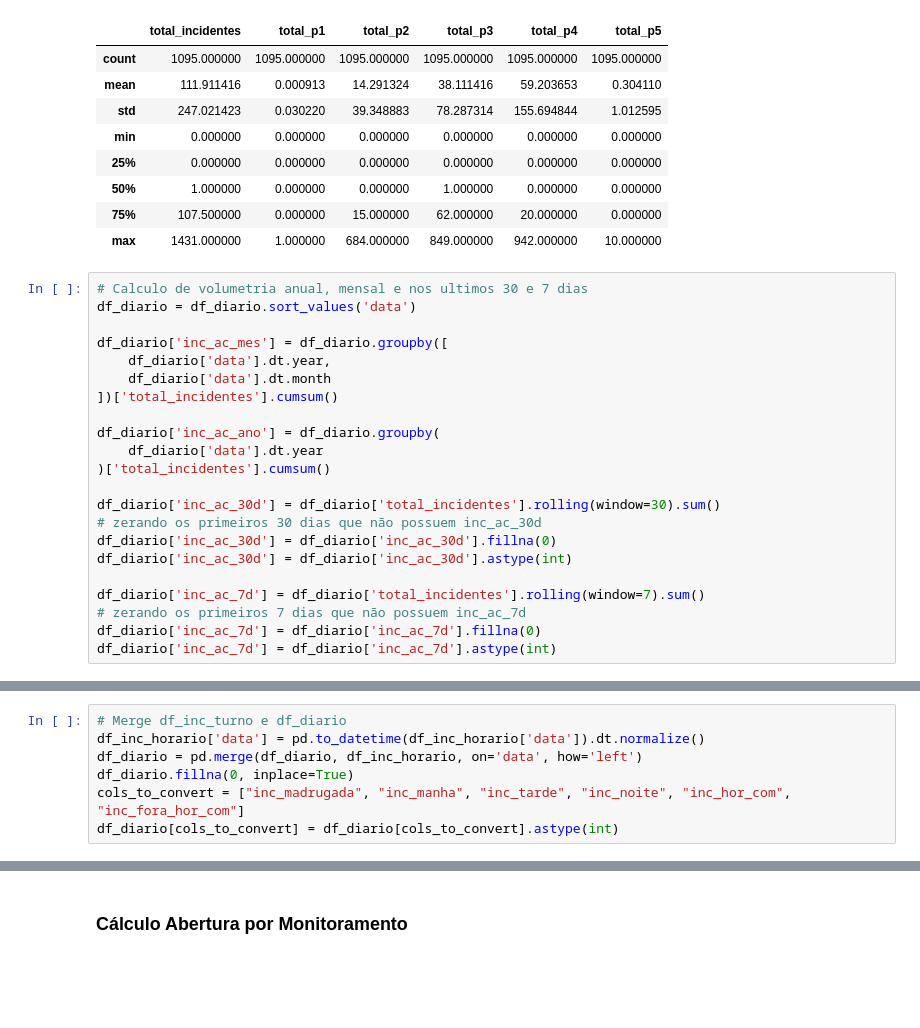
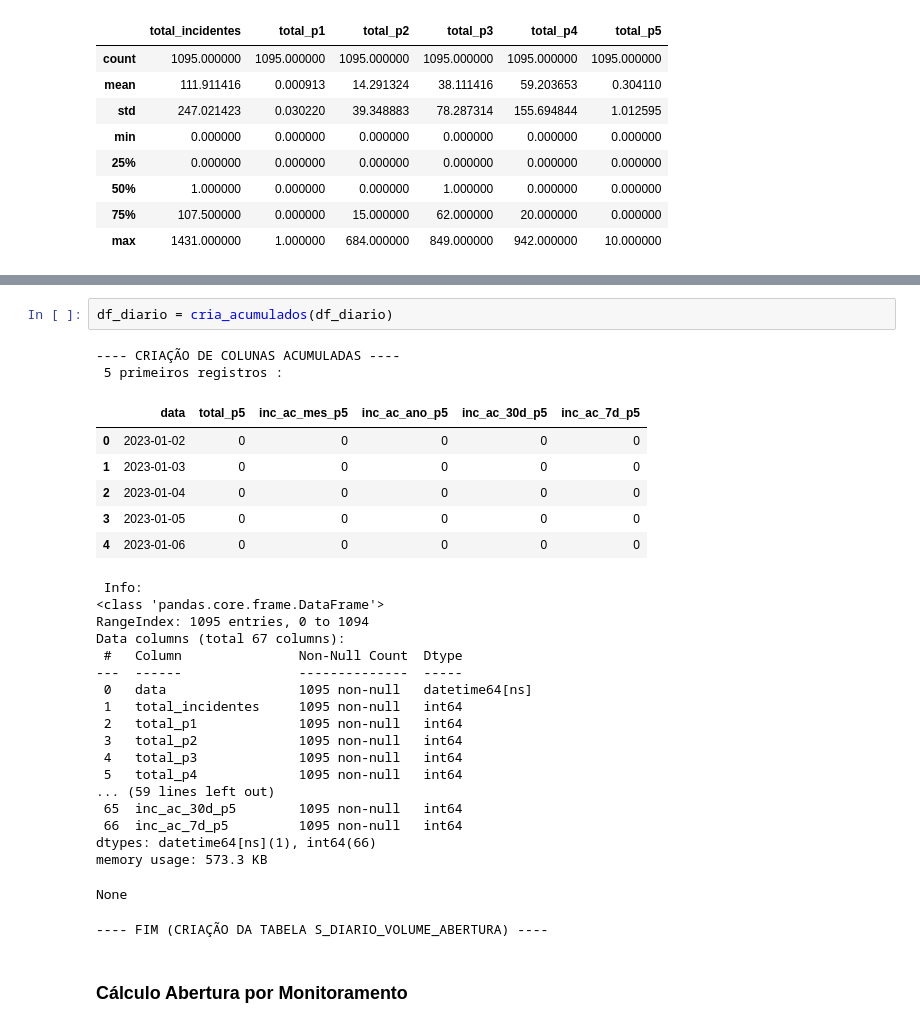
Before and after one commit to jffdevbr/challenge_locaweb, a Jupyter notebook: notebooks/data_exploration_target_behavior.ipynb, the cells around one changed output, grey strips where cells are left out. Saved outputs shown, nothing was run; the diff lists cells and outputs as text; blank space fills up the shorter version.

```diff
--- a/notebooks/data_exploration_target_behavior.ipynb
+++ b/notebooks/data_exploration_target_behavior.ipynb
@@ -322,25 +449,3 @@ df_diario[["total_incidentes", "total_p1", "total_p2", "total_p3", "total_p4", "
 | 50% | 1.000000 | 0.000000 | 0.000000 | 1.000000 | 0.000000 | 0.000000 |
 | 75% | 107.500000 | 0.000000 | 15.000000 | 62.000000 | 20.000000 | 0.000000 |
 | max | 1431.000000 | 1.000000 | 684.000000 | 849.000000 | 942.000000 | 10.000000 |
-# %%
-# Calculo de volumetria anual, mensal e nos ultimos 30 e 7 dias
-df_diario = df_diario.sort_values('data')
-
-df_diario['inc_ac_mes'] = df_diario.groupby([
-    df_diario['data'].dt.year,
-    df_diario['data'].dt.month
-])['total_incidentes'].cumsum()
-
-df_diario['inc_ac_ano'] = df_diario.groupby(
-    df_diario['data'].dt.year
-)['total_incidentes'].cumsum()
-
-df_diario['inc_ac_30d'] = df_diario['total_incidentes'].rolling(window=30).sum()
-# zerando os primeiros 30 dias que não possuem inc_ac_30d
-df_diario['inc_ac_30d'] = df_diario['inc_ac_30d'].fillna(0)
-df_diario['inc_ac_30d'] = df_diario['inc_ac_30d'].astype(int)
-
-df_diario['inc_ac_7d'] = df_diario['total_incidentes'].rolling(window=7).sum()
-# zerando os primeiros 7 dias que não possuem inc_ac_7d
-df_diario['inc_ac_7d'] = df_diario['inc_ac_7d'].fillna(0)
-df_diario['inc_ac_7d'] = df_diario['inc_ac_7d'].astype(int)
@@ -374,7 +451,0 @@ df_inc_horario.head()
-# %%
-# Merge df_inc_turno e df_diario
-df_inc_horario['data'] = pd.to_datetime(df_inc_horario['data']).dt.normalize()
-df_diario = pd.merge(df_diario, df_inc_horario, on='data', how='left')
-df_diario.fillna(0, inplace=True)
-cols_to_convert = ["inc_madrugada", "inc_manha", "inc_tarde", "inc_noite", "inc_hor_com", "inc_fora_hor_com"]
-df_diario[cols_to_convert] = df_diario[cols_to_convert].astype(int)
@@ -452,3 +452,33 @@ memory usage: 145.6 KB
+# %%
+df_diario = cria_acumulados(df_diario)
+# %% [output]
+---- CRIAÇÃO DE COLUNAS ACUMULADAS ----
+ 5 primeiros registros :
+|  | data | total_p5 | inc_ac_mes_p5 | inc_ac_ano_p5 | inc_ac_30d_p5 | inc_ac_7d_p5 |
+| 0 | 2023-01-02 | 0 | 0 | 0 | 0 | 0 |
+| 1 | 2023-01-03 | 0 | 0 | 0 | 0 | 0 |
+| 2 | 2023-01-04 | 0 | 0 | 0 | 0 | 0 |
+| 3 | 2023-01-05 | 0 | 0 | 0 | 0 | 0 |
+| 4 | 2023-01-06 | 0 | 0 | 0 | 0 | 0 |
+ Info:
+<class 'pandas.core.frame.DataFrame'>
+RangeIndex: 1095 entries, 0 to 1094
+Data columns (total 67 columns):
+ #   Column               Non-Null Count  Dtype
+---  ------               --------------  -----
+ 0   data                 1095 non-null   datetime64[ns]
+ 1   total_incidentes     1095 non-null   int64
+ 2   total_p1             1095 non-null   int64
+ 3   total_p2             1095 non-null   int64
+ 4   total_p3             1095 non-null   int64
+ 5   total_p4             1095 non-null   int64
+... (59 lines left out)
+ 65  inc_ac_30d_p5        1095 non-null   int64
+ 66  inc_ac_7d_p5         1095 non-null   int64
+dtypes: datetime64[ns](1), int64(66)
+memory usage: 573.3 KB
+None
+---- FIM (CRIAÇÃO DA TABELA S_DIARIO_VOLUME_ABERTURA) ----
 # %% [markdown]
 ### Cálculo Abertura por Monitoramento
 # %%
```
Also changed, not shown: parts of 54 cells of this notebook.
